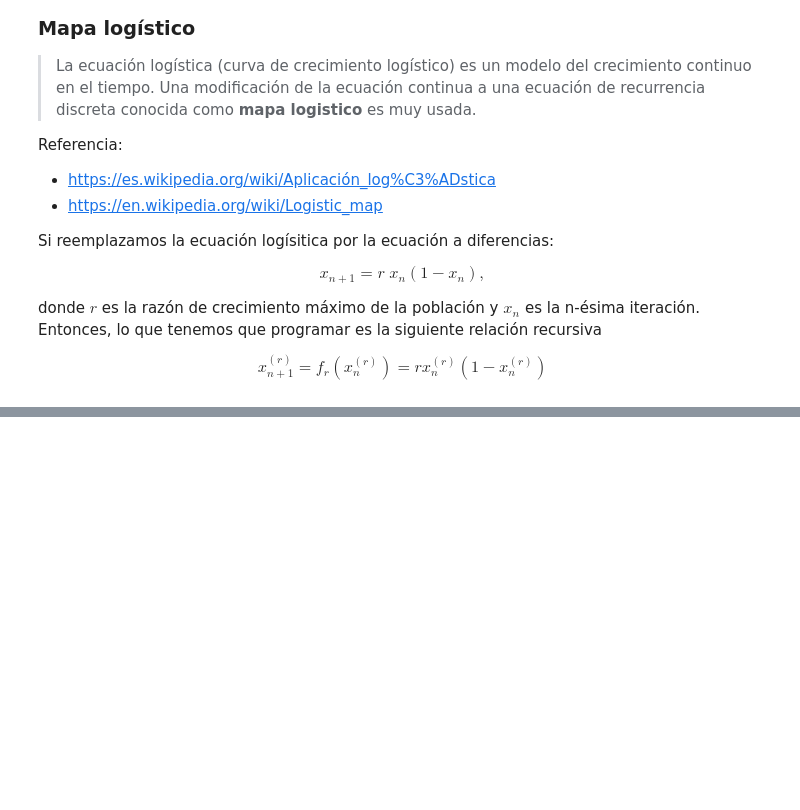
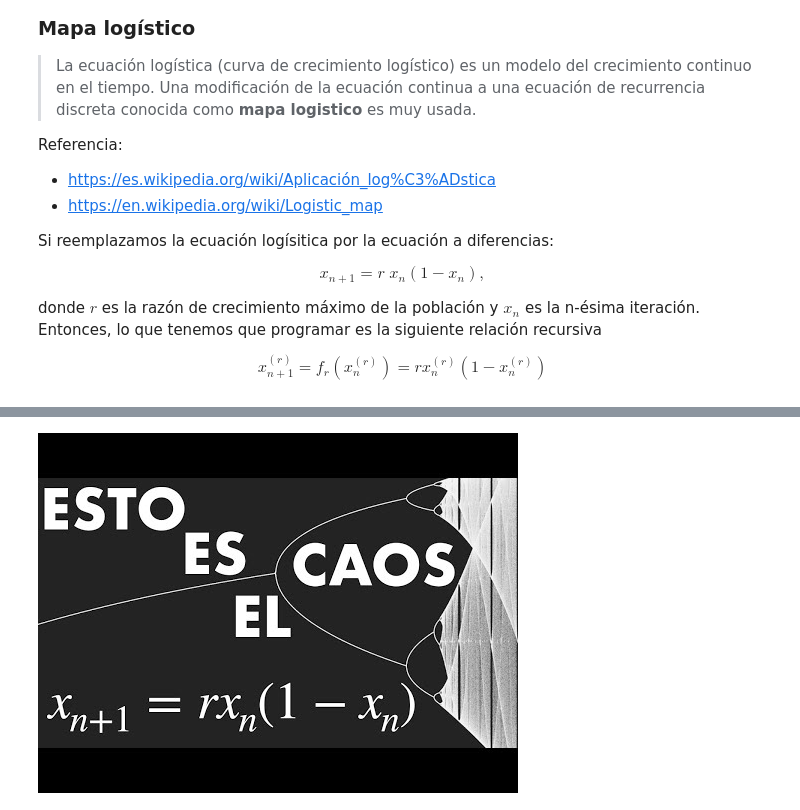
Before and after one commit to ArellanoMCarlos/SimMat_O2023, a Jupyter notebook: Ecuaciones diferenciales/Solución numérica de ecuaciones diferenciales.ipynb, the cells around one changed output, grey strips where cells are left out. Saved outputs shown, nothing was run; the diff lists cells and outputs as text; code cells hidden in the pictures; blank space fills up the shorter version.

```diff
--- a/Ecuaciones diferenciales/Solución numérica de ecuaciones diferenciales.ipynb
+++ b/Ecuaciones diferenciales/Solución numérica de ecuaciones diferenciales.ipynb
@@ -375,0 +408,5 @@ Note que:
+# %%
+from IPython.display import YouTubeVideo
+YouTubeVideo('EOvLhZPevm0')
+# %% [output]
+[figure, added]
```
Also changed, not shown: parts of 4 cells of this notebook, 2 other files.
